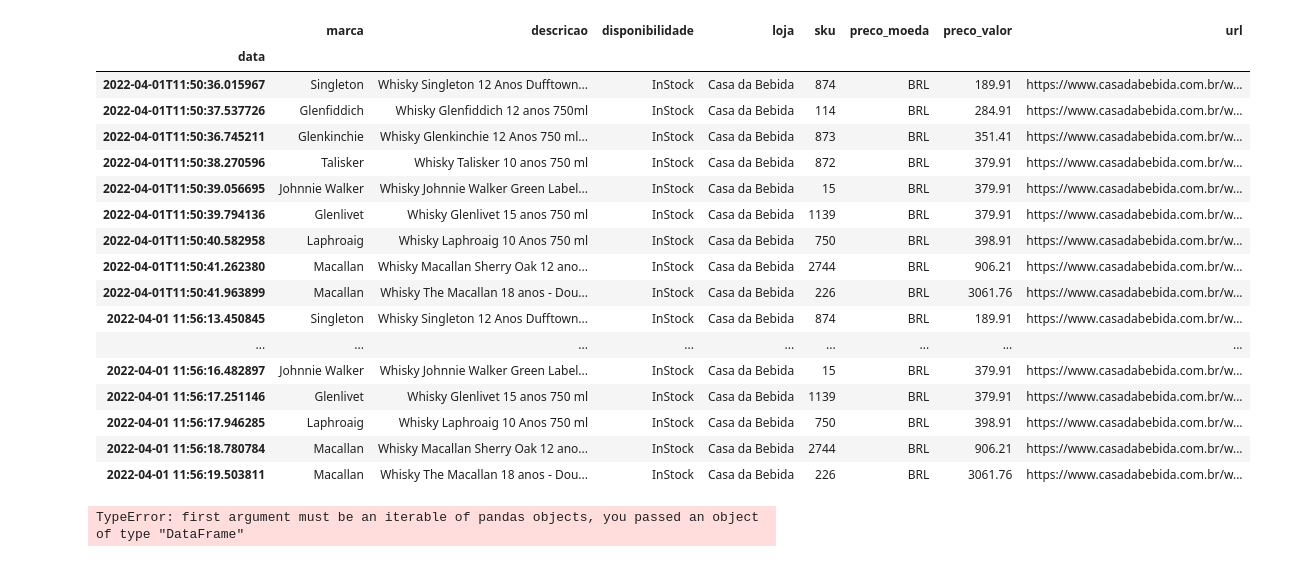
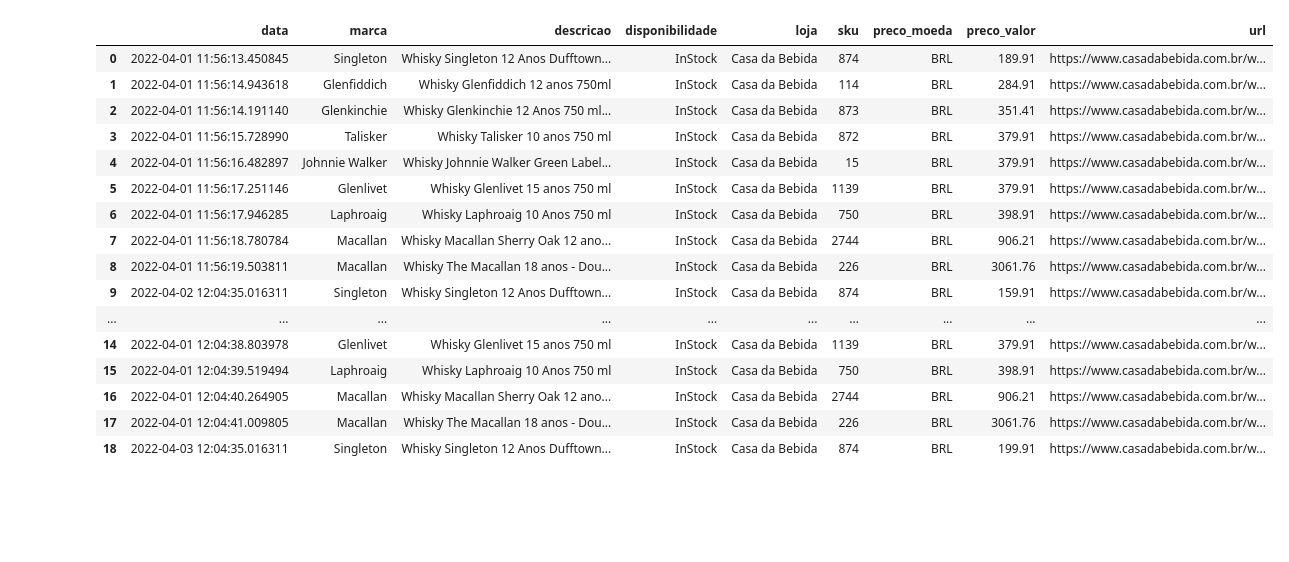
Before and after one commit to rsilveira79/whisky_trends_BR, a Jupyter notebook: notebooks/whisky_crawler.ipynb, the cells around one changed output. Drawn from its saved outputs; the diff is of its cells as text; code cells hidden in the pictures; blank space fills up the shorter version.

```diff
--- a/notebooks/whisky_crawler.ipynb
+++ b/notebooks/whisky_crawler.ipynb
@@ -227,25 +238,21 @@ dataframe
-# %%
-pd.concat([dataframe, old_df], axis=0)
-# %% [output]
-|  | marca | descricao | disponibilidade | loja | sku | preco_moeda | preco_valor | url |
-| data |  |  |  |  |  |  |  |  |
-| 2022-04-01T11:50:36.015967 | Singleton | Whisky Singleton 12 Anos Dufftown... | InStock | Casa da Bebida | 874 | BRL | 189.91 | https://www.casadabebida.com.br/w... |
-| 2022-04-01T11:50:37.537726 | Glenfiddich | Whisky Glenfiddich 12 anos 750ml | InStock | Casa da Bebida | 114 | BRL | 284.91 | https://www.casadabebida.com.br/w... |
-| 2022-04-01T11:50:36.745211 | Glenkinchie | Whisky Glenkinchie 12 Anos 750 ml... | InStock | Casa da Bebida | 873 | BRL | 351.41 | https://www.casadabebida.com.br/w... |
-| 2022-04-01T11:50:38.270596 | Talisker | Whisky Talisker 10 anos 750 ml | InStock | Casa da Bebida | 872 | BRL | 379.91 | https://www.casadabebida.com.br/w... |
-| 2022-04-01T11:50:39.056695 | Johnnie Walker | Whisky Johnnie Walker Green Label... | InStock | Casa da Bebida | 15 | BRL | 379.91 | https://www.casadabebida.com.br/w... |
-| 2022-04-01T11:50:39.794136 | Glenlivet | Whisky Glenlivet 15 anos 750 ml | InStock | Casa da Bebida | 1139 | BRL | 379.91 | https://www.casadabebida.com.br/w... |
-| 2022-04-01T11:50:40.582958 | Laphroaig | Whisky Laphroaig 10 Anos 750 ml | InStock | Casa da Bebida | 750 | BRL | 398.91 | https://www.casadabebida.com.br/w... |
-| 2022-04-01T11:50:41.262380 | Macallan | Whisky Macallan Sherry Oak 12 ano... | InStock | Casa da Bebida | 2744 | BRL | 906.21 | https://www.casadabebida.com.br/w... |
-| 2022-04-01T11:50:41.963899 | Macallan | Whisky The Macallan 18 anos - Dou... | InStock | Casa da Bebida | 226 | BRL | 3061.76 | https://www.casadabebida.com.br/w... |
-| 2022-04-01 11:56:13.450845 | Singleton | Whisky Singleton 12 Anos Dufftown... | InStock | Casa da Bebida | 874 | BRL | 189.91 | https://www.casadabebida.com.br/w... |
-| ... | ... | ... | ... | ... | ... | ... | ... | ... |
-| 2022-04-01 11:56:16.482897 | Johnnie Walker | Whisky Johnnie Walker Green Label... | InStock | Casa da Bebida | 15 | BRL | 379.91 | https://www.casadabebida.com.br/w... |
-| 2022-04-01 11:56:17.251146 | Glenlivet | Whisky Glenlivet 15 anos 750 ml | InStock | Casa da Bebida | 1139 | BRL | 379.91 | https://www.casadabebida.com.br/w... |
-| 2022-04-01 11:56:17.946285 | Laphroaig | Whisky Laphroaig 10 Anos 750 ml | InStock | Casa da Bebida | 750 | BRL | 398.91 | https://www.casadabebida.com.br/w... |
-| 2022-04-01 11:56:18.780784 | Macallan | Whisky Macallan Sherry Oak 12 ano... | InStock | Casa da Bebida | 2744 | BRL | 906.21 | https://www.casadabebida.com.br/w... |
-| 2022-04-01 11:56:19.503811 | Macallan | Whisky The Macallan 18 anos - Dou... | InStock | Casa da Bebida | 226 | BRL | 3061.76 | https://www.casadabebida.com.br/w... |
-# %%
-pd.concat(dataframe, old_df)
-# %% [output]
-TypeError: first argument must be an iterable of pandas objects, you passed an object of type "DataFrame"
+# %%
+plot_df = old_df.reset_index()
+plot_df
+# %% [output]
+|  | data | marca | descricao | disponibilidade | loja | sku | preco_moeda | preco_valor | url |
+| 0 | 2022-04-01 11:56:13.450845 | Singleton | Whisky Singleton 12 Anos Dufftown... | InStock | Casa da Bebida | 874 | BRL | 189.91 | https://www.casadabebida.com.br/w... |
+| 1 | 2022-04-01 11:56:14.943618 | Glenfiddich | Whisky Glenfiddich 12 anos 750ml | InStock | Casa da Bebida | 114 | BRL | 284.91 | https://www.casadabebida.com.br/w... |
+| 2 | 2022-04-01 11:56:14.191140 | Glenkinchie | Whisky Glenkinchie 12 Anos 750 ml... | InStock | Casa da Bebida | 873 | BRL | 351.41 | https://www.casadabebida.com.br/w... |
+| 3 | 2022-04-01 11:56:15.728990 | Talisker | Whisky Talisker 10 anos 750 ml | InStock | Casa da Bebida | 872 | BRL | 379.91 | https://www.casadabebida.com.br/w... |
+| 4 | 2022-04-01 11:56:16.482897 | Johnnie Walker | Whisky Johnnie Walker Green Label... | InStock | Casa da Bebida | 15 | BRL | 379.91 | https://www.casadabebida.com.br/w... |
+| 5 | 2022-04-01 11:56:17.251146 | Glenlivet | Whisky Glenlivet 15 anos 750 ml | InStock | Casa da Bebida | 1139 | BRL | 379.91 | https://www.casadabebida.com.br/w... |
+| 6 | 2022-04-01 11:56:17.946285 | Laphroaig | Whisky Laphroaig 10 Anos 750 ml | InStock | Casa da Bebida | 750 | BRL | 398.91 | https://www.casadabebida.com.br/w... |
+| 7 | 2022-04-01 11:56:18.780784 | Macallan | Whisky Macallan Sherry Oak 12 ano... | InStock | Casa da Bebida | 2744 | BRL | 906.21 | https://www.casadabebida.com.br/w... |
+| 8 | 2022-04-01 11:56:19.503811 | Macallan | Whisky The Macallan 18 anos - Dou... | InStock | Casa da Bebida | 226 | BRL | 3061.76 | https://www.casadabebida.com.br/w... |
+| 9 | 2022-04-02 12:04:35.016311 | Singleton | Whisky Singleton 12 Anos Dufftown... | InStock | Casa da Bebida | 874 | BRL | 159.91 | https://www.casadabebida.com.br/w... |
+| ... | ... | ... | ... | ... | ... | ... | ... | ... | ... |
+| 14 | 2022-04-01 12:04:38.803978 | Glenlivet | Whisky Glenlivet 15 anos 750 ml | InStock | Casa da Bebida | 1139 | BRL | 379.91 | https://www.casadabebida.com.br/w... |
+| 15 | 2022-04-01 12:04:39.519494 | Laphroaig | Whisky Laphroaig 10 Anos 750 ml | InStock | Casa da Bebida | 750 | BRL | 398.91 | https://www.casadabebida.com.br/w... |
+| 16 | 2022-04-01 12:04:40.264905 | Macallan | Whisky Macallan Sherry Oak 12 ano... | InStock | Casa da Bebida | 2744 | BRL | 906.21 | https://www.casadabebida.com.br/w... |
+| 17 | 2022-04-01 12:04:41.009805 | Macallan | Whisky The Macallan 18 anos - Dou... | InStock | Casa da Bebida | 226 | BRL | 3061.76 | https://www.casadabebida.com.br/w... |
+| 18 | 2022-04-03 12:04:35.016311 | Singleton | Whisky Singleton 12 Anos Dufftown... | InStock | Casa da Bebida | 874 | BRL | 199.91 | https://www.casadabebida.com.br/w... |
```
Also changed, not shown: parts of 14 cells of this notebook, 4 other files.
